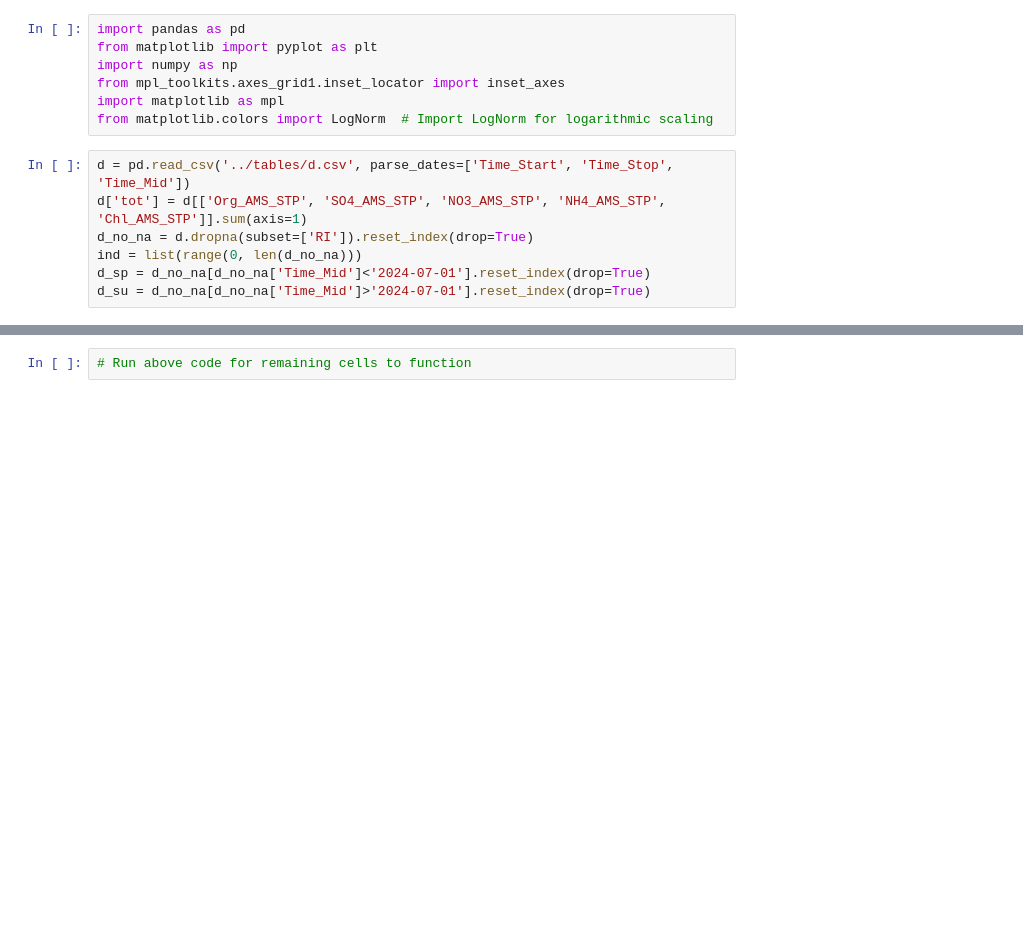
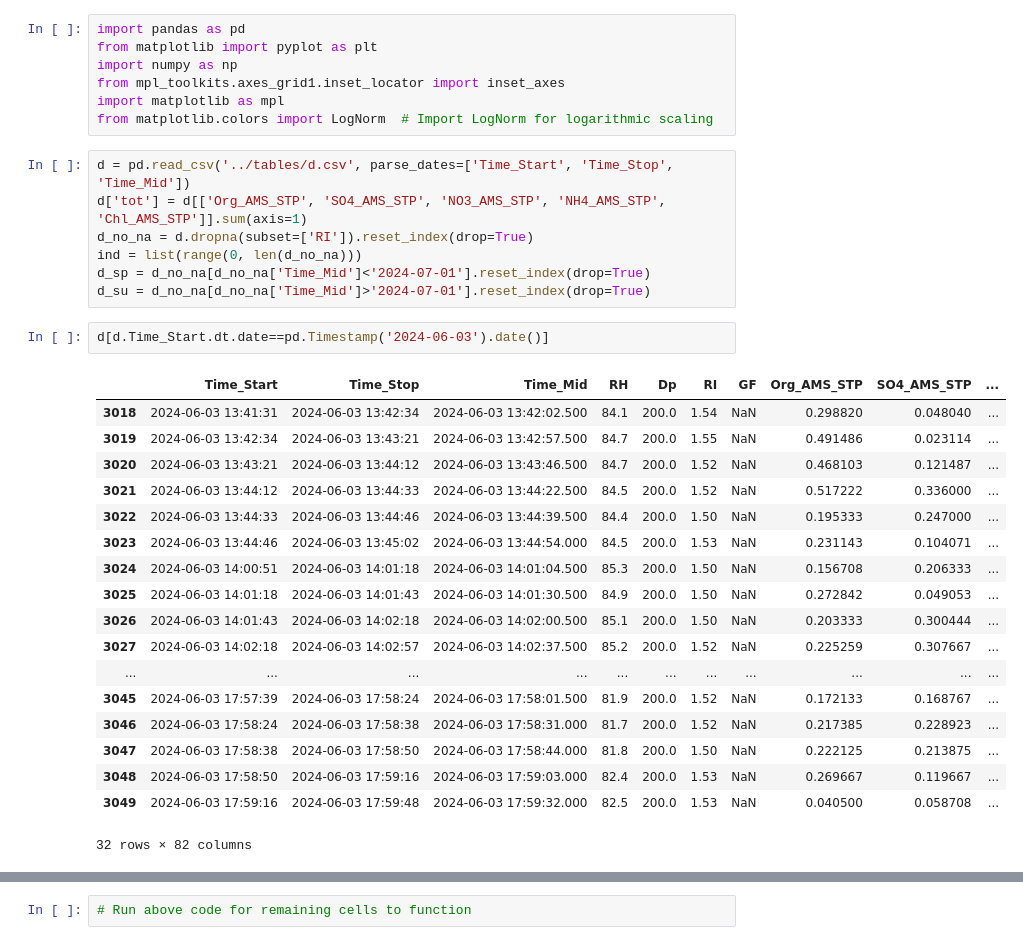
Before and after one commit to csoloff/ARCSIX_DASH_RI, a Jupyter notebook: scripts/02_investigate.ipynb, the cells around one changed output, grey strips where cells are left out. Drawn from its saved outputs; the diff is of its cells as text; blank space fills up the shorter version.

```diff
--- a/scripts/02_investigate.ipynb
+++ b/scripts/02_investigate.ipynb
@@ -12,3 +12,24 @@ d_no_na = d.dropna(subset=['RI']).reset_index(drop=True)
 ind = list(range(0, len(d_no_na)))
 d_sp = d_no_na[d_no_na['Time_Mid']<'2024-07-01'].reset_index(drop=True)
 d_su = d_no_na[d_no_na['Time_Mid']>'2024-07-01'].reset_index(drop=True)
+# %%
+d[d.Time_Start.dt.date==pd.Timestamp('2024-06-03').date()]
+# %% [output]
+|  | Time_Start | Time_Stop | Time_Mid | RH | Dp | RI | GF | Org_AMS_STP | SO4_AMS_STP | ... |
+| 3018 | 2024-06-03 13:41:31 | 2024-06-03 13:42:34 | 2024-06-03 13:42:02.500 | 84.1 | 200.0 | 1.54 | NaN | 0.298820 | 0.048040 | ... |
+| 3019 | 2024-06-03 13:42:34 | 2024-06-03 13:43:21 | 2024-06-03 13:42:57.500 | 84.7 | 200.0 | 1.55 | NaN | 0.491486 | 0.023114 | ... |
+| 3020 | 2024-06-03 13:43:21 | 2024-06-03 13:44:12 | 2024-06-03 13:43:46.500 | 84.7 | 200.0 | 1.52 | NaN | 0.468103 | 0.121487 | ... |
+| 3021 | 2024-06-03 13:44:12 | 2024-06-03 13:44:33 | 2024-06-03 13:44:22.500 | 84.5 | 200.0 | 1.52 | NaN | 0.517222 | 0.336000 | ... |
+| 3022 | 2024-06-03 13:44:33 | 2024-06-03 13:44:46 | 2024-06-03 13:44:39.500 | 84.4 | 200.0 | 1.50 | NaN | 0.195333 | 0.247000 | ... |
+| 3023 | 2024-06-03 13:44:46 | 2024-06-03 13:45:02 | 2024-06-03 13:44:54.000 | 84.5 | 200.0 | 1.53 | NaN | 0.231143 | 0.104071 | ... |
+| 3024 | 2024-06-03 14:00:51 | 2024-06-03 14:01:18 | 2024-06-03 14:01:04.500 | 85.3 | 200.0 | 1.50 | NaN | 0.156708 | 0.206333 | ... |
+| 3025 | 2024-06-03 14:01:18 | 2024-06-03 14:01:43 | 2024-06-03 14:01:30.500 | 84.9 | 200.0 | 1.50 | NaN | 0.272842 | 0.049053 | ... |
+| 3026 | 2024-06-03 14:01:43 | 2024-06-03 14:02:18 | 2024-06-03 14:02:00.500 | 85.1 | 200.0 | 1.50 | NaN | 0.203333 | 0.300444 | ... |
+| 3027 | 2024-06-03 14:02:18 | 2024-06-03 14:02:57 | 2024-06-03 14:02:37.500 | 85.2 | 200.0 | 1.52 | NaN | 0.225259 | 0.307667 | ... |
+| ... | ... | ... | ... | ... | ... | ... | ... | ... | ... | ... |
+| 3045 | 2024-06-03 17:57:39 | 2024-06-03 17:58:24 | 2024-06-03 17:58:01.500 | 81.9 | 200.0 | 1.52 | NaN | 0.172133 | 0.168767 | ... |
+| 3046 | 2024-06-03 17:58:24 | 2024-06-03 17:58:38 | 2024-06-03 17:58:31.000 | 81.7 | 200.0 | 1.52 | NaN | 0.217385 | 0.228923 | ... |
+| 3047 | 2024-06-03 17:58:38 | 2024-06-03 17:58:50 | 2024-06-03 17:58:44.000 | 81.8 | 200.0 | 1.50 | NaN | 0.222125 | 0.213875 | ... |
+| 3048 | 2024-06-03 17:58:50 | 2024-06-03 17:59:16 | 2024-06-03 17:59:03.000 | 82.4 | 200.0 | 1.53 | NaN | 0.269667 | 0.119667 | ... |
+| 3049 | 2024-06-03 17:59:16 | 2024-06-03 17:59:48 | 2024-06-03 17:59:32.000 | 82.5 | 200.0 | 1.53 | NaN | 0.040500 | 0.058708 | ... |
+32 rows × 82 columns
```
Also changed, not shown: parts of 1 cell of this notebook.
